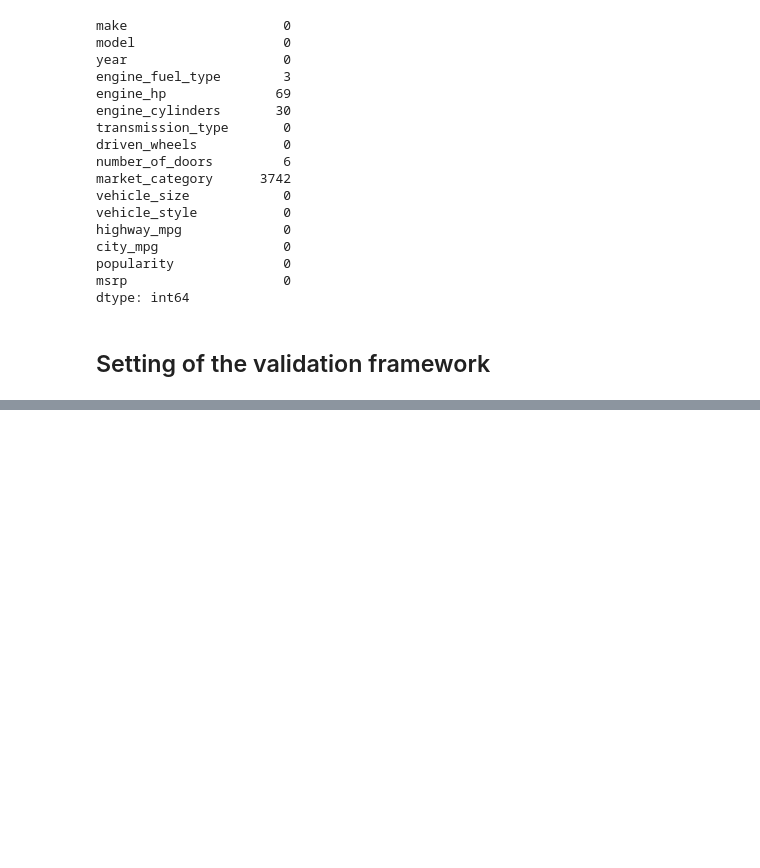
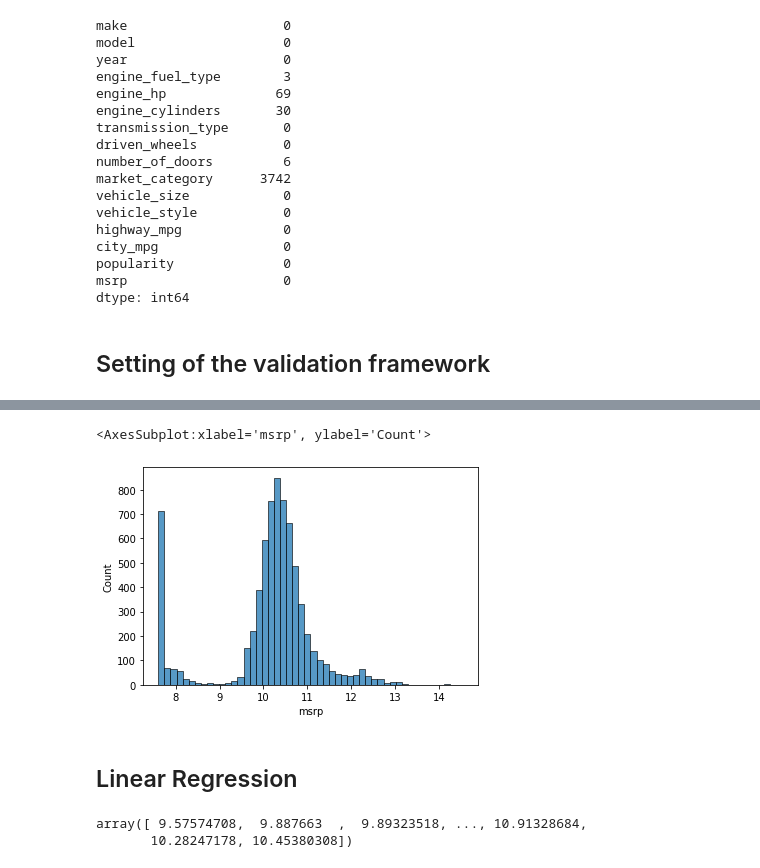
Before and after one commit to eteil/carPrice-linear-regression, a Jupyter notebook: car_price.ipynb, the cells around one changed output, grey strips where cells are left out. Cells and saved outputs as stored; diff of their text form; code cells hidden in the pictures; blank space fills up the shorter version.

```diff
--- a/car_price.ipynb
+++ b/car_price.ipynb
@@ -204,4 +193,4 @@ df_test = df_test.reset_index(drop=True)
 # %%
-y_train = np.log1p(df_train.msrp.values)
-y_val = np.log1p(df_val.msrp.values)
-y_test = np.log1p(df_test.msrp.values)
+y_train = np.log1p(y_train)
+y_val = np.log1p(y_val)
+y_test = np.log1p(y_test)
@@ -211,0 +197,12 @@ del df_test['msrp']
+# %%
+sns.histplot(y_train, bins=50)
+# %% [output]
+<AxesSubplot:xlabel='msrp', ylabel='Count'>
+[figure, added]
+# %% [markdown]
+## Linear Regression
+# %%
+y_train
+# %% [output]
+array([ 9.57574708,  9.887663  ,  9.89323518, ..., 10.91328684,
+       10.28247178, 10.45380308])
```
Also changed, not shown: parts of 12 cells of this notebook.
